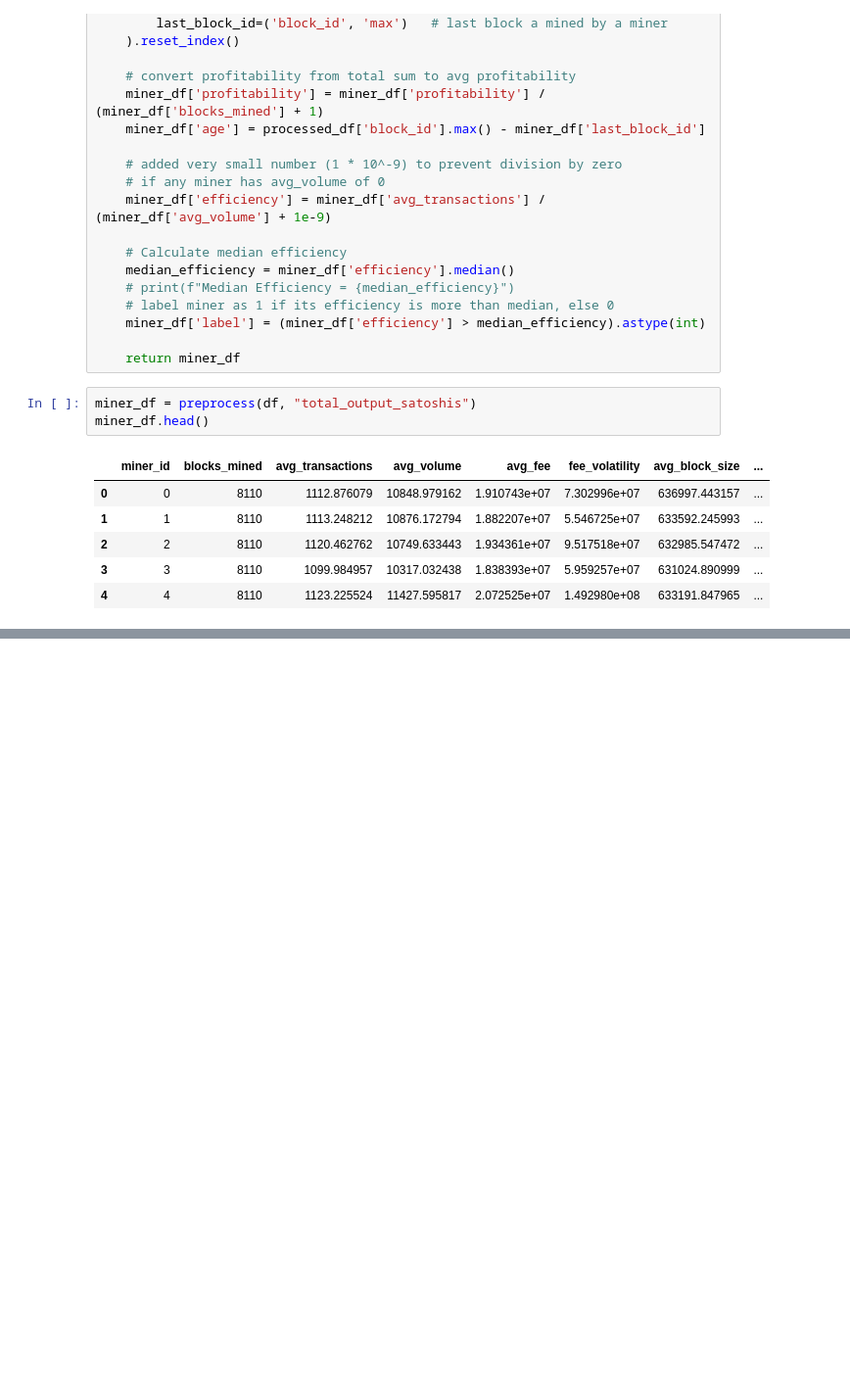
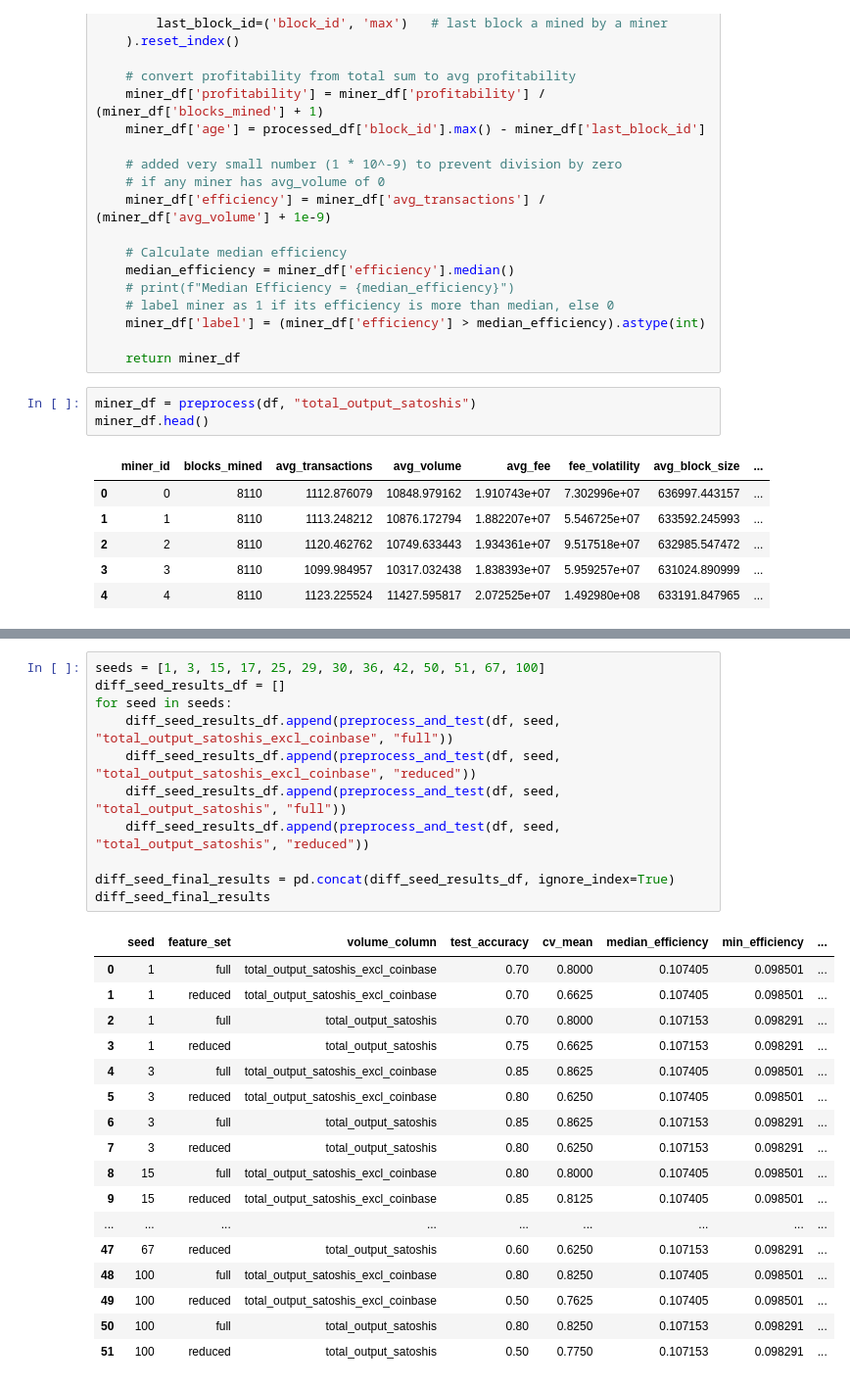
Before and after one commit to Kwokym111/poai_simulation, a Jupyter notebook: src/preprocess.ipynb, the cells around one changed output, grey strips where cells are left out. Shown at 98% size. Saved outputs shown, nothing was run; the diff lists cells and outputs as text; blank space fills up the shorter version.

```diff
--- a/src/preprocess.ipynb
+++ b/src/preprocess.ipynb
@@ -205,0 +207,29 @@ final_results
+# %%
+seeds = [1, 3, 15, 17, 25, 29, 30, 36, 42, 50, 51, 67, 100]
+diff_seed_results_df = []
+for seed in seeds:
+    diff_seed_results_df.append(preprocess_and_test(df, seed, "total_output_satoshis_excl_coinbase", "full"))
+    diff_seed_results_df.append(preprocess_and_test(df, seed, "total_output_satoshis_excl_coinbase", "reduced"))
+    diff_seed_results_df.append(preprocess_and_test(df, seed, "total_output_satoshis", "full"))
+    diff_seed_results_df.append(preprocess_and_test(df, seed, "total_output_satoshis", "reduced"))
+
+diff_seed_final_results = pd.concat(diff_seed_results_df, ignore_index=True)
+diff_seed_final_results
+# %% [output]
+|  | seed | feature_set | volume_column | test_accuracy | cv_mean | median_efficiency | min_efficiency | ... |
+| 0 | 1 | full | total_output_satoshis_excl_coinbase | 0.70 | 0.8000 | 0.107405 | 0.098501 | ... |
+| 1 | 1 | reduced | total_output_satoshis_excl_coinbase | 0.70 | 0.6625 | 0.107405 | 0.098501 | ... |
+| 2 | 1 | full | total_output_satoshis | 0.70 | 0.8000 | 0.107153 | 0.098291 | ... |
+| 3 | 1 | reduced | total_output_satoshis | 0.75 | 0.6625 | 0.107153 | 0.098291 | ... |
+| 4 | 3 | full | total_output_satoshis_excl_coinbase | 0.85 | 0.8625 | 0.107405 | 0.098501 | ... |
+| 5 | 3 | reduced | total_output_satoshis_excl_coinbase | 0.80 | 0.6250 | 0.107405 | 0.098501 | ... |
+| 6 | 3 | full | total_output_satoshis | 0.85 | 0.8625 | 0.107153 | 0.098291 | ... |
+| 7 | 3 | reduced | total_output_satoshis | 0.80 | 0.6250 | 0.107153 | 0.098291 | ... |
+| 8 | 15 | full | total_output_satoshis_excl_coinbase | 0.80 | 0.8000 | 0.107405 | 0.098501 | ... |
+| 9 | 15 | reduced | total_output_satoshis_excl_coinbase | 0.85 | 0.8125 | 0.107405 | 0.098501 | ... |
+| ... | ... | ... | ... | ... | ... | ... | ... | ... |
+| 47 | 67 | reduced | total_output_satoshis | 0.60 | 0.6250 | 0.107153 | 0.098291 | ... |
+| 48 | 100 | full | total_output_satoshis_excl_coinbase | 0.80 | 0.8250 | 0.107405 | 0.098501 | ... |
+| 49 | 100 | reduced | total_output_satoshis_excl_coinbase | 0.50 | 0.7625 | 0.107405 | 0.098501 | ... |
+| 50 | 100 | full | total_output_satoshis | 0.80 | 0.8250 | 0.107153 | 0.098291 | ... |
+| 51 | 100 | reduced | total_output_satoshis | 0.50 | 0.7750 | 0.107153 | 0.098291 | ... |
```
Also changed, not shown: parts of 4 cells of this notebook.
